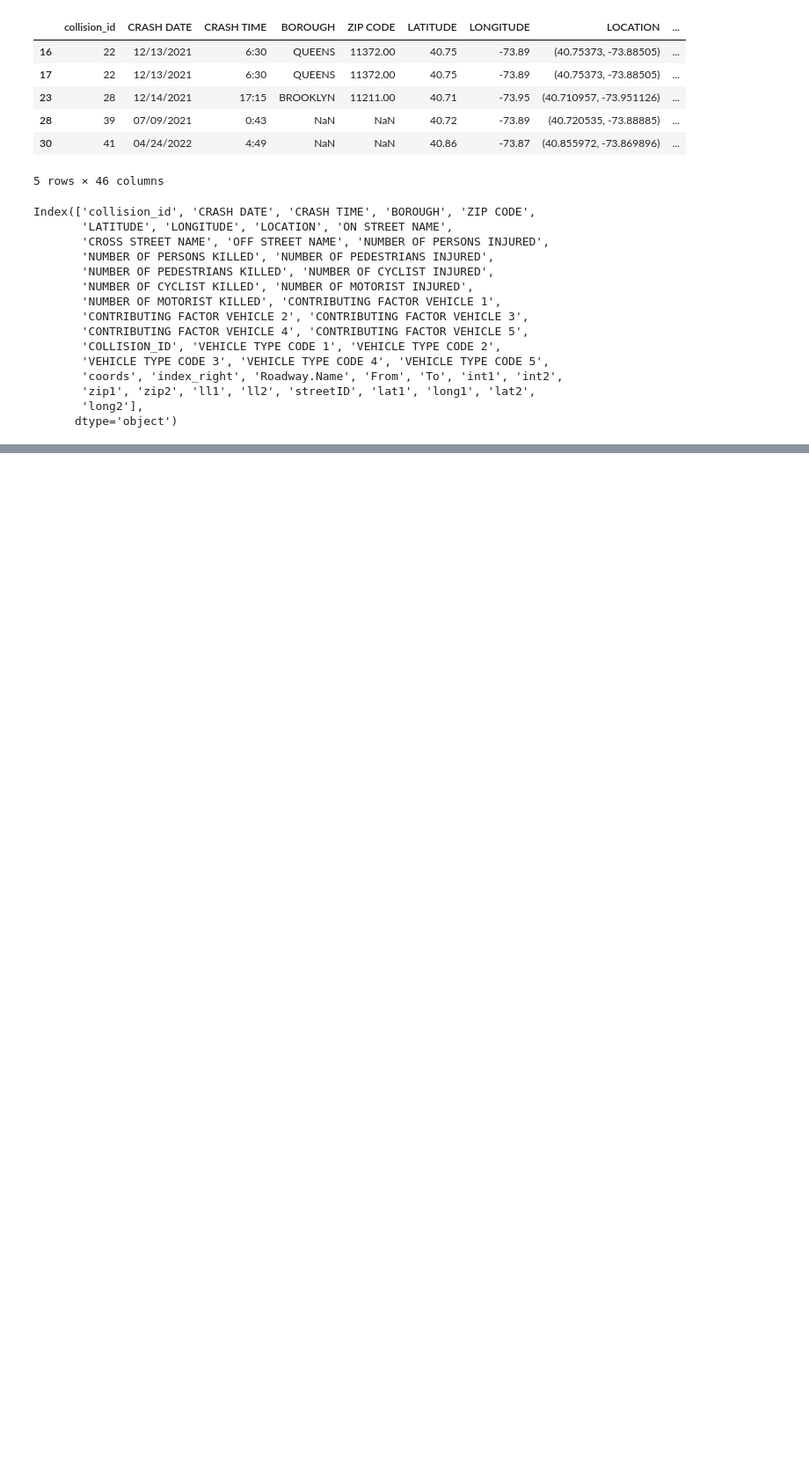
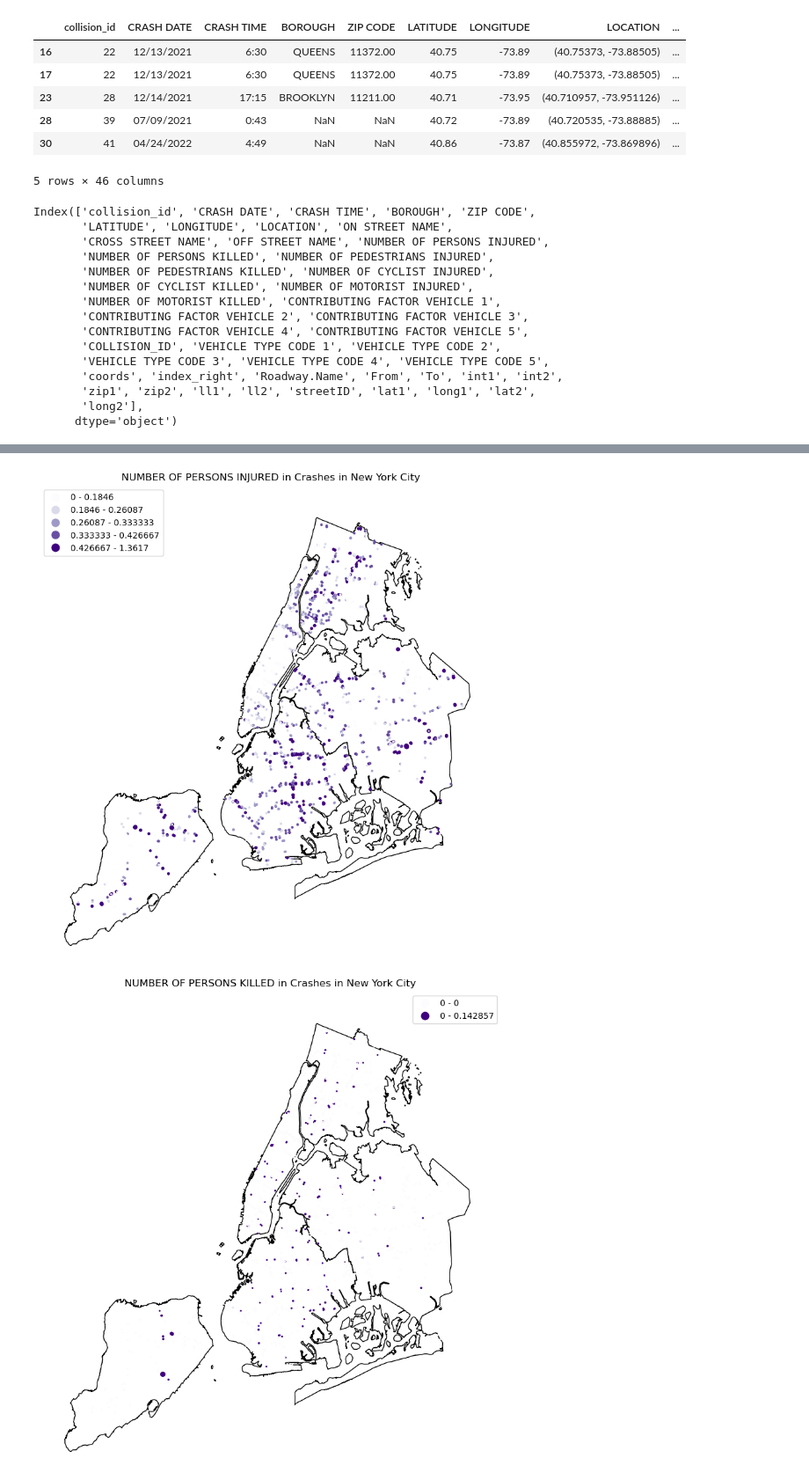
Before and after one commit to aj-cooke/NYC-Traffic-Accidents, a Jupyter notebook: collisions_analysis.ipynb, the cells around one changed output, grey strips where cells are left out. Shown at 88% size. Cells and saved outputs as stored; diff of their text form; code cells hidden in the pictures; blank space fills up the shorter version.

Commit message:
analysis

```diff
--- a/collisions_analysis.ipynb
+++ b/collisions_analysis.ipynb
@@ -93,0 +67,14 @@ gplt.pointplot(
+# %%
+analysis = ['NUMBER OF PERSONS INJURED',
+       'NUMBER OF PERSONS KILLED',
+       'NUMBER OF PEDESTRIANS INJURED',
+       'NUMBER OF PEDESTRIANS KILLED',
+       'NUMBER OF CYCLIST INJURED',
+       'NUMBER OF CYCLIST KILLED',
+       'NUMBER OF MOTORIST INJURED',
+       'NUMBER OF MOTORIST KILLED']
+for column in analysis:
+    collisionfuncs.pointplot(collisions, column)
+# %% [output]
+[figure, added]
+[figure, added]
```
Also changed, not shown: parts of 7 cells of this notebook, 1 other file.
